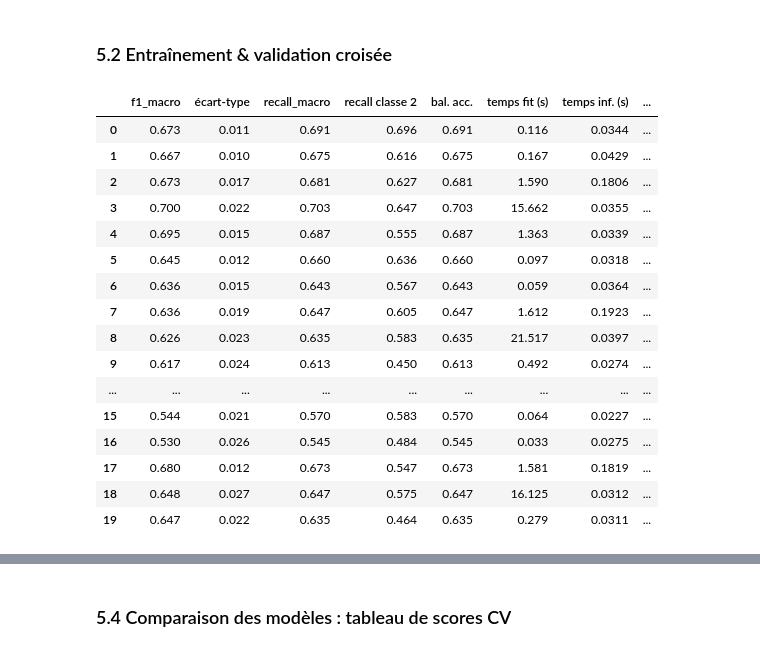
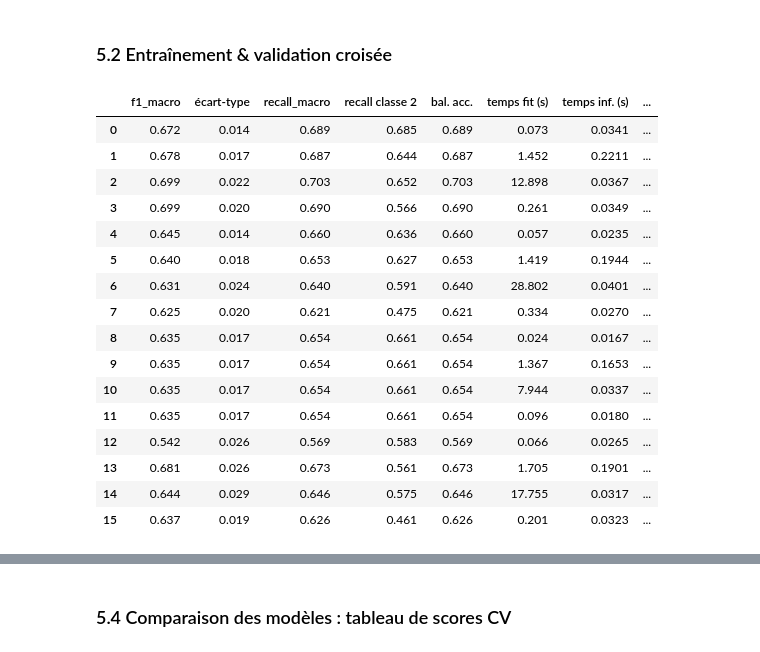
Before and after one commit to NicoH77/Atlas_CISIA_Exam_EmploymentPrediction, a Jupyter notebook: notebooks/Notebook-EmploymentPrediction.ipynb, the cells around one changed output, grey strips where cells are left out. Drawn from its saved outputs; the diff is of its cells as text; code cells hidden in the pictures.

```diff
--- a/notebooks/Notebook-EmploymentPrediction.ipynb
+++ b/notebooks/Notebook-EmploymentPrediction.ipynb
@@ -1174,6 +1157,3 @@ Nombre de départements : 96
 # %%
 # remplacer les valeurs nulles par une chaine vide pour traitement ultérieur
 df["synthese_entretien"] = df["synthese_entretien"].fillna("")
-
-df["longueur_synthese"] = df["synthese_entretien"].str.len()
-df[["synthese_entretien", "longueur_synthese"]].head(3)
@@ -1210,13 +1187,13 @@ Le test est scellé jusqu'à l'étape [5]. `stratify=y` garantit que les 3 class
 # %%
 # 4.2 Train/test split (stratifié si classification déséquilibrée)
 
-X = df[FEAT_NUM + FEAT_CAT + [FEAT_TXT]]
+x = df[FEAT_NUM + FEAT_CAT + FEAT_BIN + [FEAT_TXT]]
 y = df[TARGET]
 
-X_train, X_test, y_train, y_test = train_test_split(
-    X, y, test_size=TEST_SIZE, stratify=y, random_state=SEED
+x_train, x_test, y_train, y_test = train_test_split(
+    x, y, test_size=TEST_SIZE, stratify=y, random_state=SEED
 )
-print(X_train.shape, X_test.shape)
+print(x_train.shape, x_test.shape)
 y_train.value_counts(normalize=True).round(3)
 # %% [output]
 (2000, 8) (500, 8)
@@ -1247,22 +1224,28 @@ num_pipe = Pipeline([
     ("scaler", StandardScaler()),
 ])
 cat_pipe = Pipeline([
+    ("imputer", SimpleImputer(strategy="constant", fill_value="Non renseigné")),
+    ("onehot", OneHotEncoder(handle_unknown="ignore")),
+])
+bin_pipe = Pipeline([
     ("imputer", SimpleImputer(strategy="most_frequent")),
-    ("onehot", OneHotEncoder(handle_unknown="ignore")),
 ])
 txt_pipe = TfidfVectorizer(max_features=5000, min_df=3)
 
-def build_preprocessor(num_features=None, cat_features=None, txt_features=None):
-    """Instancie la MEME recette sur le perimetre demande.
-    Chaque bloc est OPTIONNEL : c'est ce qui permet a un scenario de 4.3 de
-    retirer un type de donnees entier sans changer les traitements.
-    Meme recette partout = comparabilite.
+def build_preprocessor(num_features=None, cat_features=None, bin_features=None, txt_features=None):
+    """
+    Construit le préprocesseur adapté à un scénario donné.
+    Chaque bloc (numérique, catégoriel, binaire, texte) est optionnel afin de permettre la comparaison de
+    plusieurs scénarios de modélisation tout en
+    conservant les mêmes traitements.
     """
     blocks = []
     if num_features:
         blocks.append(("num", num_pipe, num_features))
     if cat_features:
         blocks.append(("cat", cat_pipe, cat_features))
+    if bin_features:
+        blocks.append(("bin", bin_pipe, bin_features))
     if txt_features:
         blocks.append(("txt", txt_pipe, txt_features))
 
@@ -1291,6 +1278,7 @@ scenarios = {
     "S1": dict(
         num_features=project_cfg.FEATURES_NUMERIC,
         cat_features=project_cfg.FEATURES_CATEGORICAL,
+        bin_features=project_cfg.FEATURES_BINARY,
         txt_features=project_cfg.FEATURE_TEXT,
     ),
 
@@ -1306,6 +1294,11 @@ scenarios = {
             for col in project_cfg.FEATURES_CATEGORICAL
             if col not in project_cfg.FEATURES_SENSITIVE
         ],
+        bin_features=[
+            col
+            for col in project_cfg.FEATURES_BINARY
+            if col not in project_cfg.FEATURES_SENSITIVE
+        ],
         txt_features=project_cfg.FEATURE_TEXT,
     ),
 
@@ -1318,6 +1311,7 @@ scenarios = {
     "S4": dict(
         num_features=project_cfg.FEATURES_NUMERIC,
         cat_features=project_cfg.FEATURES_CATEGORICAL,
+        bin_features=project_cfg.FEATURES_BINARY,
     ),
 }
 
@@ -1384,13 +1378,6 @@ models = {
         max_iter=1000,
         class_weight="balanced",
         random_state=42
-    ),
-
-    "LinearSVC": LinearSVC(
-        C=1.0,
-        class_weight="balanced",
-        dual=False,
-        random_state=42,
     ),
 
     "RandomForest": RandomForestClassifier(
@@ -1422,50 +1409,50 @@ cv = StratifiedKFold(n_splits=training_cfg.N_SPLITS,shuffle=True,random_state=tr
 # Recall spécifique à la classe métier (classe 2)
 recall_classe_2 = make_scorer(
     recall_score,
     labels=[2],
     average="macro",
     zero_division=0
 )
 
 scoring = {
     "f1_macro": "f1_macro",
     "recall_macro": "recall_macro",
     "recall_classe_2": recall_classe_2,
     "balanced_accuracy": "balanced_accuracy",
 }
 
 
 from src.benchmark import run_benchmark
 
 df_benchmark = run_benchmark(
     models=models,
     scenarios=scenarios,
-    X_train=X_train,
+    x_train=x_train,
     y_train=y_train,
     cv=cv,
     scoring=scoring,
     build_preprocessor=build_preprocessor
 )
 
 display(df_benchmark)
 # %% [output]
 |  | f1_macro | écart-type | recall_macro | recall classe 2 | bal. acc. | temps fit (s) | temps inf. (s) | ... |
-| 0 | 0.673 | 0.011 | 0.691 | 0.696 | 0.691 | 0.116 | 0.0344 | ... |
-| 1 | 0.667 | 0.010 | 0.675 | 0.616 | 0.675 | 0.167 | 0.0429 | ... |
-| 2 | 0.673 | 0.017 | 0.681 | 0.627 | 0.681 | 1.590 | 0.1806 | ... |
-| 3 | 0.700 | 0.022 | 0.703 | 0.647 | 0.703 | 15.662 | 0.0355 | ... |
-| 4 | 0.695 | 0.015 | 0.687 | 0.555 | 0.687 | 1.363 | 0.0339 | ... |
-| 5 | 0.645 | 0.012 | 0.660 | 0.636 | 0.660 | 0.097 | 0.0318 | ... |
-| 6 | 0.636 | 0.015 | 0.643 | 0.567 | 0.643 | 0.059 | 0.0364 | ... |
-| 7 | 0.636 | 0.019 | 0.647 | 0.605 | 0.647 | 1.612 | 0.1923 | ... |
-| 8 | 0.626 | 0.023 | 0.635 | 0.583 | 0.635 | 21.517 | 0.0397 | ... |
-| 9 | 0.617 | 0.024 | 0.613 | 0.450 | 0.613 | 0.492 | 0.0274 | ... |
-| ... | ... | ... | ... | ... | ... | ... | ... | ... |
-| 15 | 0.544 | 0.021 | 0.570 | 0.583 | 0.570 | 0.064 | 0.0227 | ... |
-| 16 | 0.530 | 0.026 | 0.545 | 0.484 | 0.545 | 0.033 | 0.0275 | ... |
-| 17 | 0.680 | 0.012 | 0.673 | 0.547 | 0.673 | 1.581 | 0.1819 | ... |
-| 18 | 0.648 | 0.027 | 0.647 | 0.575 | 0.647 | 16.125 | 0.0312 | ... |
-| 19 | 0.647 | 0.022 | 0.635 | 0.464 | 0.635 | 0.279 | 0.0311 | ... |
+| 0 | 0.672 | 0.014 | 0.689 | 0.685 | 0.689 | 0.073 | 0.0341 | ... |
+| 1 | 0.678 | 0.017 | 0.687 | 0.644 | 0.687 | 1.452 | 0.2211 | ... |
+| 2 | 0.699 | 0.022 | 0.703 | 0.652 | 0.703 | 12.898 | 0.0367 | ... |
+| 3 | 0.699 | 0.020 | 0.690 | 0.566 | 0.690 | 0.261 | 0.0349 | ... |
+| 4 | 0.645 | 0.014 | 0.660 | 0.636 | 0.660 | 0.057 | 0.0235 | ... |
+| 5 | 0.640 | 0.018 | 0.653 | 0.627 | 0.653 | 1.419 | 0.1944 | ... |
+| 6 | 0.631 | 0.024 | 0.640 | 0.591 | 0.640 | 28.802 | 0.0401 | ... |
+| 7 | 0.625 | 0.020 | 0.621 | 0.475 | 0.621 | 0.334 | 0.0270 | ... |
+| 8 | 0.635 | 0.017 | 0.654 | 0.661 | 0.654 | 0.024 | 0.0167 | ... |
+| 9 | 0.635 | 0.017 | 0.654 | 0.661 | 0.654 | 1.367 | 0.1653 | ... |
+| 10 | 0.635 | 0.017 | 0.654 | 0.661 | 0.654 | 7.944 | 0.0337 | ... |
+| 11 | 0.635 | 0.017 | 0.654 | 0.661 | 0.654 | 0.096 | 0.0180 | ... |
+| 12 | 0.542 | 0.026 | 0.569 | 0.583 | 0.569 | 0.066 | 0.0265 | ... |
+| 13 | 0.681 | 0.026 | 0.673 | 0.561 | 0.673 | 1.705 | 0.1901 | ... |
+| 14 | 0.644 | 0.029 | 0.646 | 0.575 | 0.646 | 17.755 | 0.0317 | ... |
+| 15 | 0.637 | 0.019 | 0.626 | 0.461 | 0.626 | 0.201 | 0.0323 | ... |
 # %% [markdown]
 ### 5.3 Métriques retenues & justification
 
```
Also changed, not shown: parts of 37 cells of this notebook.
